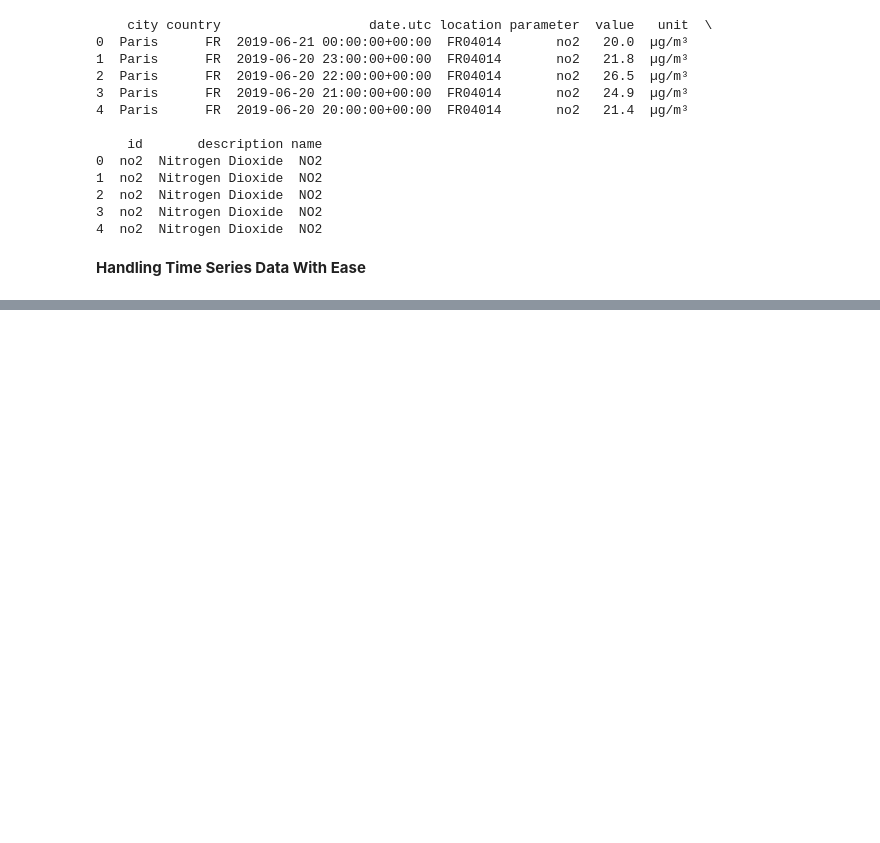
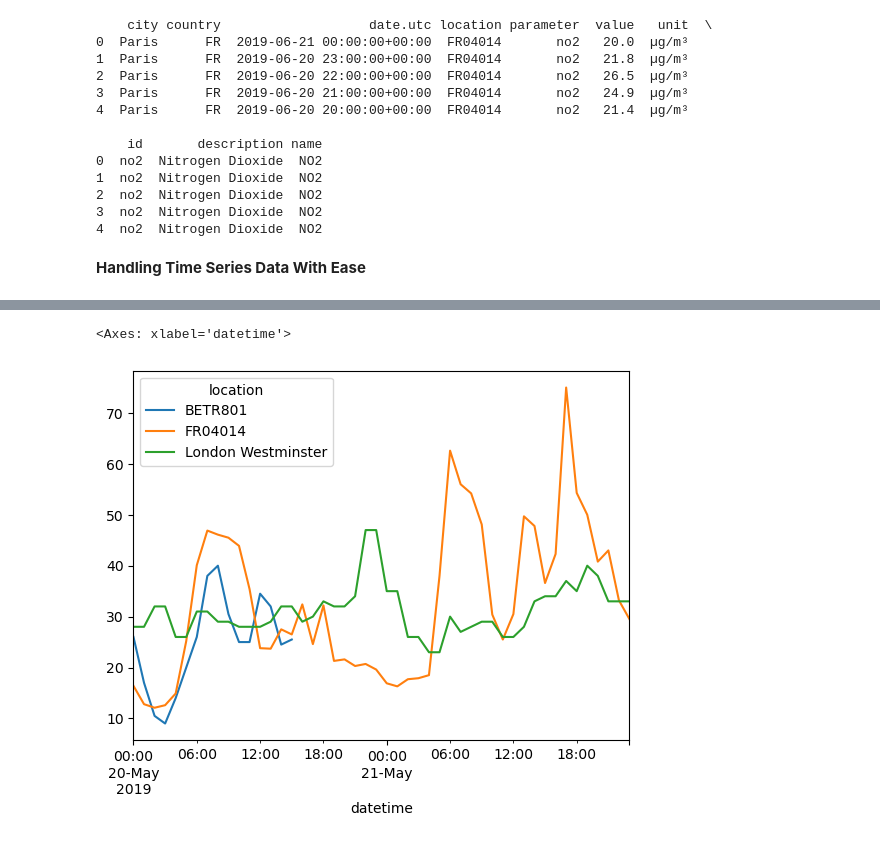
Before and after one commit to Eva088/Pandas, a Jupyter notebook: Pandas.ipynb, the cells around one changed output, grey strips where cells are left out. Cells and saved outputs as stored; diff of their text form; code cells hidden in the pictures; blank space fills up the shorter version.

```diff
--- a/Pandas.ipynb
+++ b/Pandas.ipynb
@@ -511,0 +548,15 @@ air_quality.head()
+# %%
+#Datetime as index; reshaping the data and using the functionalities of Datetime index
+
+no_2 = air_quality.pivot(index = 'datetime', columns = 'location', values = 'value')
+
+no_2.index.year
+no_2.index.weekday
+
+#Some other advantages of using the datetime index are the convenient subsetting of the time period or the adapted time scale on plots
+
+
+no_2['2019-05-20':'2019-05-21'].plot()
+# %% [output]
+<Axes: xlabel='datetime'>
+[figure, added]
```
Also changed, not shown: parts of 3 cells of this notebook.
